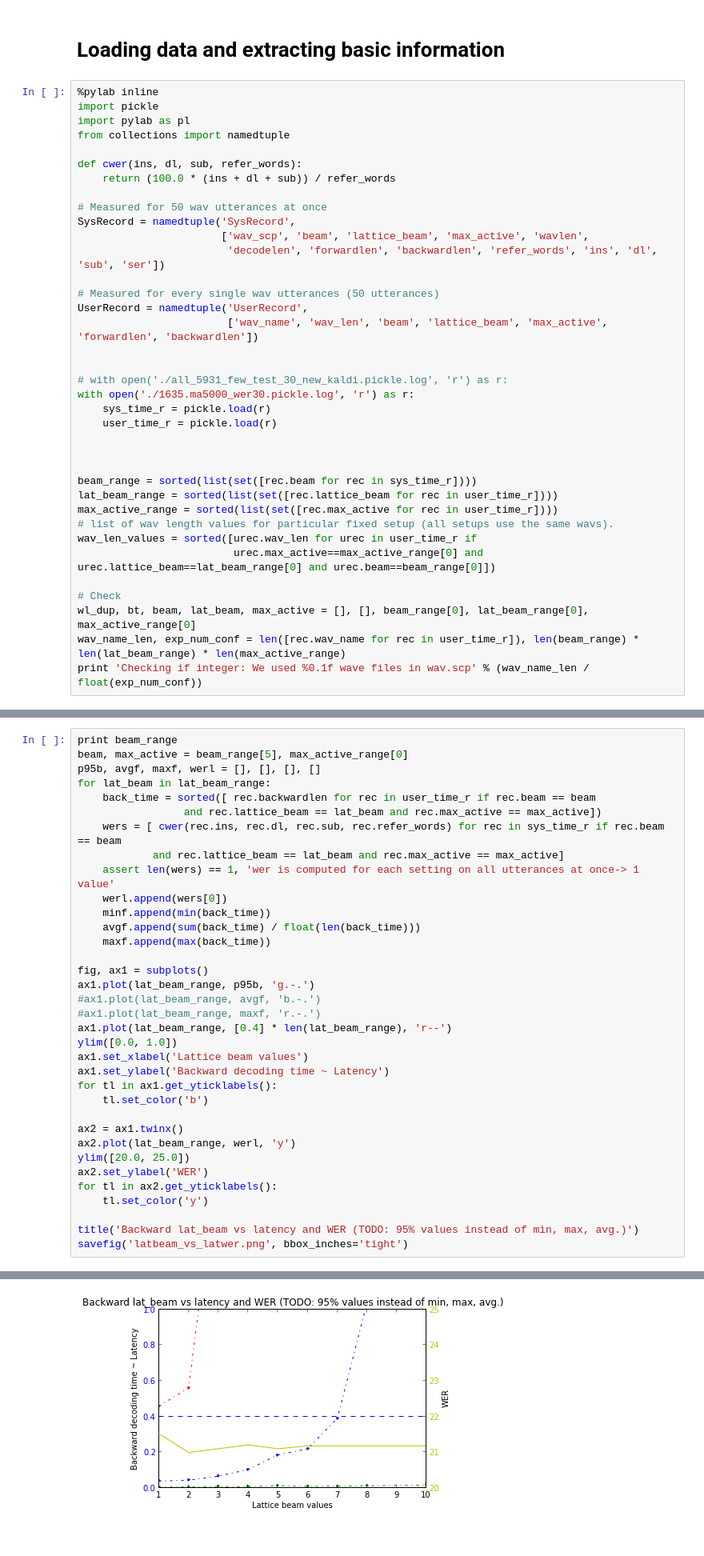
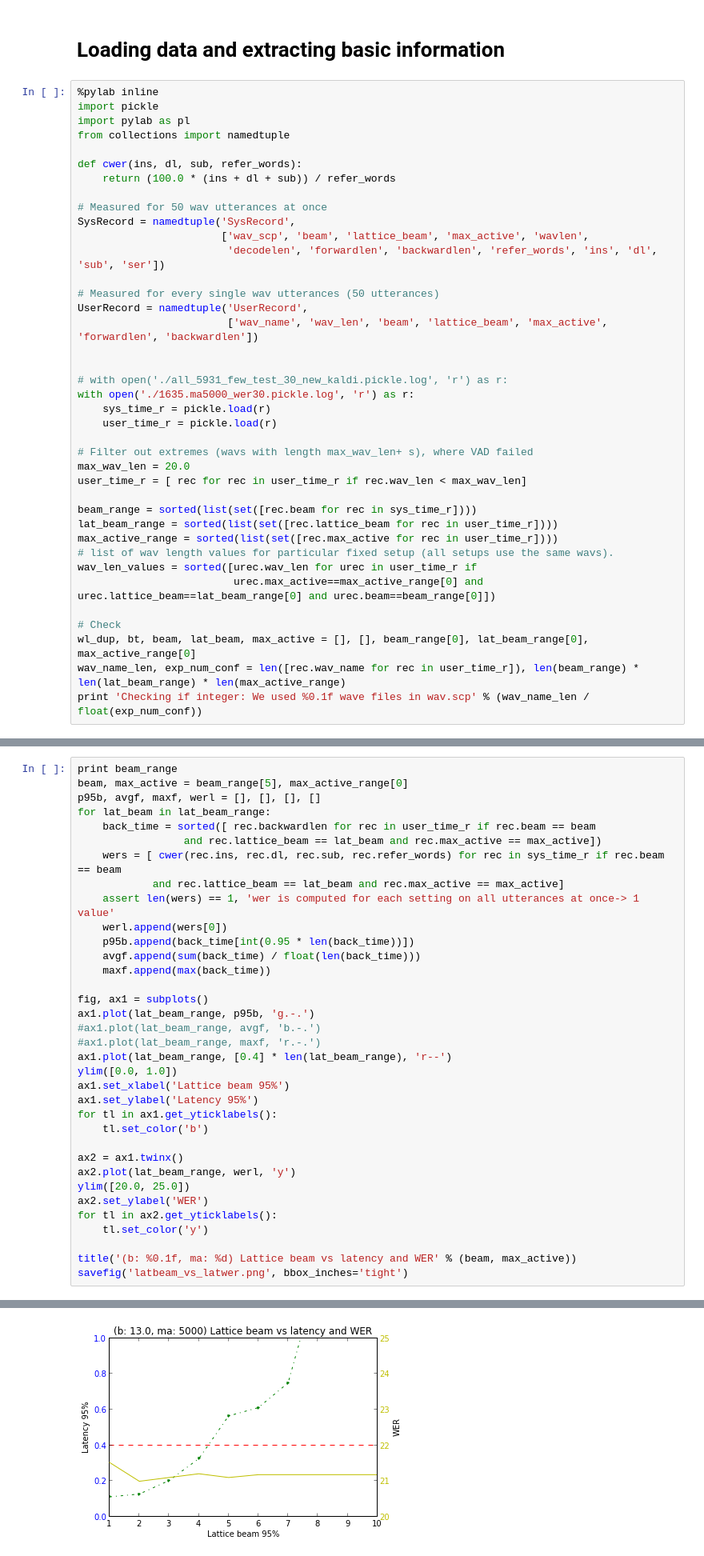
Before and after one commit to oplatek/pykaldi-eval, a Jupyter notebook: Pykaldi-evaluation.ipynb, the cells around one changed output, grey strips where cells are left out. Shown at 80% size. Saved outputs shown, nothing was run; the diff lists cells and outputs as text.

```diff
--- a/Pykaldi-evaluation.ipynb
+++ b/Pykaldi-evaluation.ipynb
@@ -40,7 +40,9 @@ with open('./1635.ma5000_wer30.pickle.log', 'r') as r:
     sys_time_r = pickle.load(r)
     user_time_r = pickle.load(r)
 
-
+# Filter out extremes (wavs with length max_wav_len+ s), where VAD failed
+max_wav_len = 20.0
+user_time_r = [ rec for rec in user_time_r if rec.wav_len < max_wav_len]
 
 beam_range = sorted(list(set([rec.beam for rec in sys_time_r])))
 lat_beam_range = sorted(list(set([rec.lattice_beam for rec in user_time_r])))
@@ -212,38 +214,38 @@ beam, max_active = beam_range[5], max_active_range[0]
 p95b, avgf, maxf, werl = [], [], [], []
 for lat_beam in lat_beam_range:
     back_time = sorted([ rec.backwardlen for rec in user_time_r if rec.beam == beam
                  and rec.lattice_beam == lat_beam and rec.max_active == max_active])
     wers = [ cwer(rec.ins, rec.dl, rec.sub, rec.refer_words) for rec in sys_time_r if rec.beam == beam
             and rec.lattice_beam == lat_beam and rec.max_active == max_active]
     assert len(wers) == 1, 'wer is computed for each setting on all utterances at once-> 1 value'
     werl.append(wers[0])
-    minf.append(min(back_time))
+    p95b.append(back_time[int(0.95 * len(back_time))])
     avgf.append(sum(back_time) / float(len(back_time)))
     maxf.append(max(back_time))
 
 fig, ax1 = subplots()
 ax1.plot(lat_beam_range, p95b, 'g.-.')
 #ax1.plot(lat_beam_range, avgf, 'b.-.')
 #ax1.plot(lat_beam_range, maxf, 'r.-.')
 ax1.plot(lat_beam_range, [0.4] * len(lat_beam_range), 'r--')
 ylim([0.0, 1.0])
-ax1.set_xlabel('Lattice beam values')
-ax1.set_ylabel('Backward decoding time ~ Latency')
+ax1.set_xlabel('Lattice beam 95%')
+ax1.set_ylabel('Latency 95%')
 for tl in ax1.get_yticklabels():
     tl.set_color('b')
 
 ax2 = ax1.twinx()
 ax2.plot(lat_beam_range, werl, 'y')
 ylim([20.0, 25.0])
 ax2.set_ylabel('WER')
 for tl in ax2.get_yticklabels():
     tl.set_color('y')
 
-title('Backward lat_beam vs latency and WER (TODO: 95% values instead of min, max, avg.)')
+title('(b: %0.1f, ma: %d) Lattice beam vs latency and WER' % (beam, max_active))
 savefig('latbeam_vs_latwer.png', bbox_inches='tight')
 # %% [output]
 [8.0, 9.0, 10.0, 11.0, 12.0, 13.0, 16.0]
-[figure, old version]
+[figure, new version]
 # %% [markdown]
 Additional and debugging graphs
 ===============================
```
Also changed, not shown: parts of 7 cells of this notebook.
